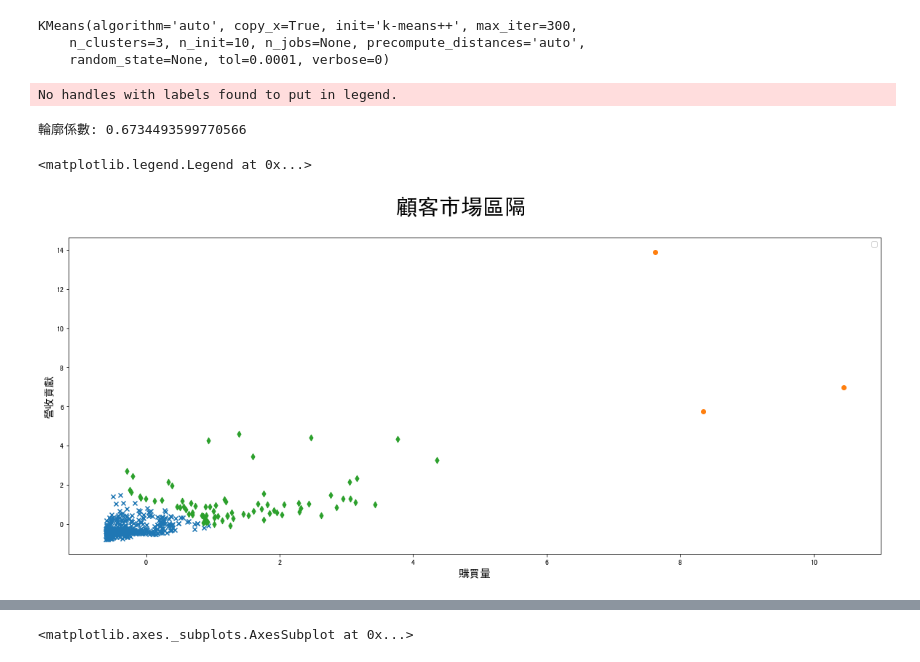
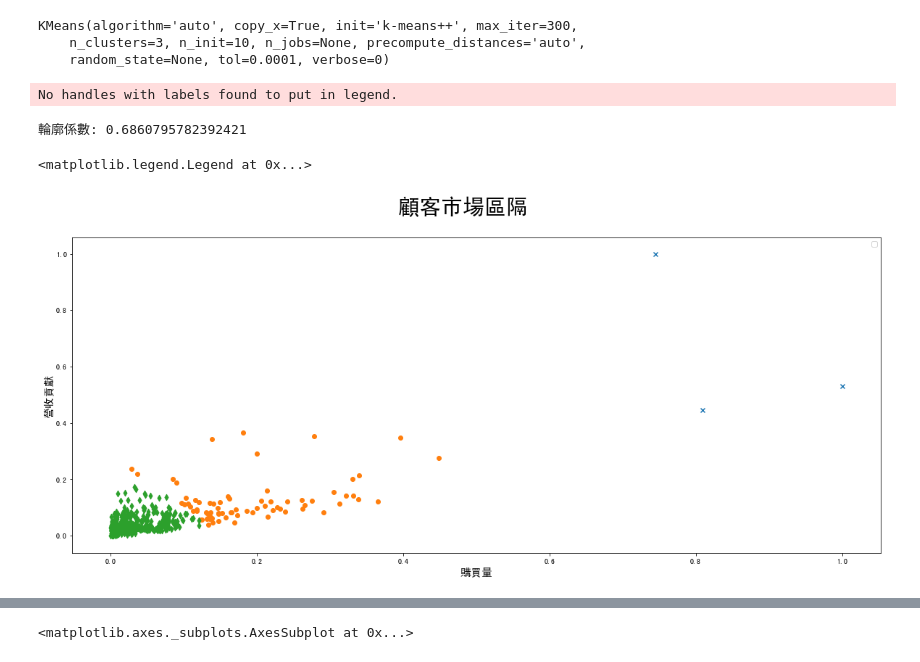
Before and after one commit to Dennis055/Data-analysis-project, a Jupyter notebook: project_analysis/政大合作社-顧客分析.ipynb, the cells around one changed output, grey strips where cells are left out. Saved outputs shown, nothing was run; the diff lists cells and outputs as text; code cells hidden in the pictures.

```diff
--- a/project_analysis/政大合作社-顧客分析.ipynb
+++ b/project_analysis/政大合作社-顧客分析.ipynb
@@ -463,3 +459,21 @@ fig = go.Figure(data=data)
 iplot(fig)
 # %% [output]
 [interactive output not drawn]
+# %%
+from sklearn.preprocessing import MinMaxScaler
+plt.figure(figsize = (12,4))
+mms = MinMaxScaler()
+new_df = np.array(list(zip(x,y)))
+mms.fit(new_df)
+data_transformed = mms.transform(new_df)
+sum_of_squared_distance = []
+k_clus = range(1,15)
+for k in k_clus:
+    model = KMeans(n_clusters=k)
+    km = model.fit(data_transformed)
+    sum_of_squared_distance.append(km.inertia_)
+plt.plot(k_clus, sum_of_squared_distance, 'bx-')
+plt.xlabel('k')
+plt.ylabel('Sum_of_squared_distances')
+plt.title('所以我們將顧客分成三群',fontsize = 20)
+plt.show()
@@ -469,28 +485,28 @@ from sklearn.preprocessing import scale
 x = np.array(x1)
 y = np.array(x2)
 train_data = np.array(list(zip(x,y)))
-train_data = scale(train_data)
+train_data = MinMaxScaler(train_data)
 model = KMeans(n_clusters=3 , n_init=10)
-model.fit(train_data)
+model.fit(data_transformed)
 # %% [output]
 KMeans(algorithm='auto', copy_x=True, init='k-means++', max_iter=300,
     n_clusters=3, n_init=10, n_jobs=None, precompute_distances='auto',
     random_state=None, tol=0.0001, verbose=0)
 # %%
 from sklearn.metrics import silhouette_score
-print('輪廓係數:' ,silhouette_score(train_data , model.labels_))
+print('輪廓係數:' ,silhouette_score(data_transformed , model.labels_))
 plt.figure(figsize = (20,8))
 plt.suptitle('顧客市場區隔',fontsize = 30)
 plt.xlabel('購買量',fontsize= 15)
 plt.ylabel('營收貢獻',fontsize = 15)
 
 for cluster,marker in zip(range(5) , ['x','o','d','2','*']):
-    x_axis = train_data[:,0][model.labels_ == cluster]
-    y_axis = train_data[:,1][model.labels_== cluster]
+    x_axis = data_transformed[:,0][model.labels_ == cluster]
+    y_axis = data_transformed[:,1][model.labels_== cluster]
     plt.scatter(x_axis,y_axis , marker=marker)
 plt.legend()
 # %% [output]
 No handles with labels found to put in legend.
-輪廓係數: 0.6734493599770566
+輪廓係數: 0.6860795782392421
 <matplotlib.legend.Legend at 0x...>
-[figure, old version]
+[figure, new version]
```
Also changed, not shown: parts of 13 cells of this notebook.
